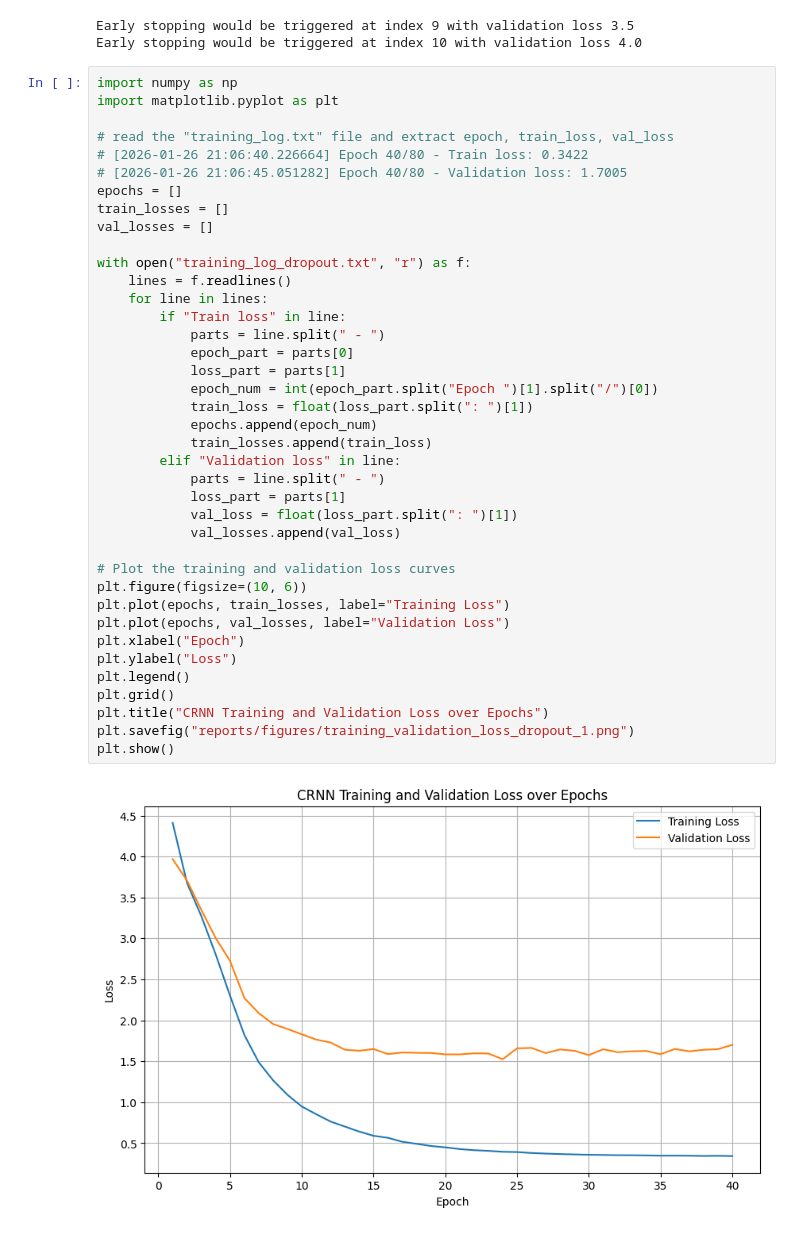
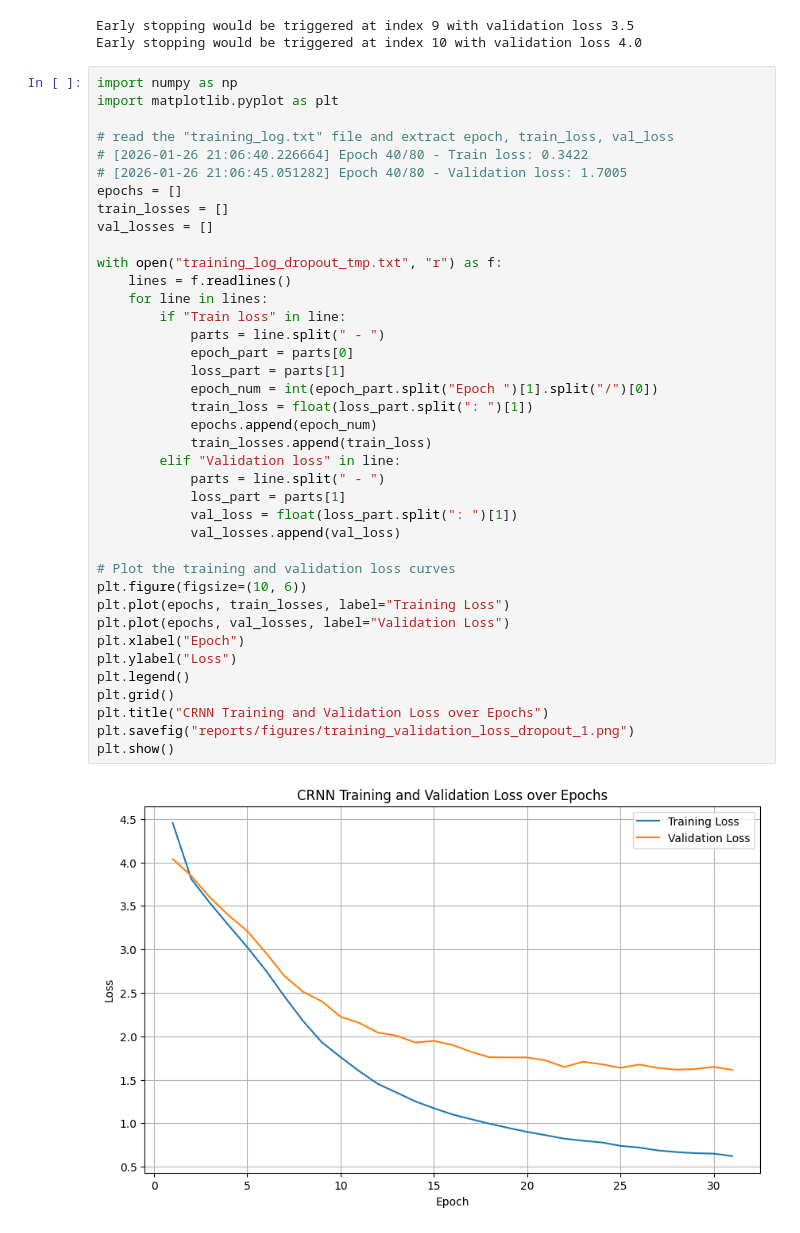
Before and after one commit to Gdeterline/Optical-Character-Recognition-for-Receipts, a Jupyter notebook: tests.ipynb, the cells around one changed output. Saved outputs shown, nothing was run; the diff lists cells and outputs as text.

Commit message:
started 2nd traiing using weights from first dropout training

```diff
--- a/tests.ipynb
+++ b/tests.ipynb
@@ -44,33 +44,33 @@ epochs = []
 train_losses = []
 val_losses = []
 
-with open("training_log_dropout.txt", "r") as f:
+with open("training_log_dropout_tmp.txt", "r") as f:
     lines = f.readlines()
     for line in lines:
         if "Train loss" in line:
             parts = line.split(" - ")
             epoch_part = parts[0]
             loss_part = parts[1]
             epoch_num = int(epoch_part.split("Epoch ")[1].split("/")[0])
             train_loss = float(loss_part.split(": ")[1])
             epochs.append(epoch_num)
             train_losses.append(train_loss)
         elif "Validation loss" in line:
             parts = line.split(" - ")
             loss_part = parts[1]
             val_loss = float(loss_part.split(": ")[1])
             val_losses.append(val_loss)
 
 # Plot the training and validation loss curves
 plt.figure(figsize=(10, 6))
 plt.plot(epochs, train_losses, label="Training Loss")
 plt.plot(epochs, val_losses, label="Validation Loss")
 plt.xlabel("Epoch")
 plt.ylabel("Loss")
 plt.legend()
 plt.grid()
 plt.title("CRNN Training and Validation Loss over Epochs")
 plt.savefig("reports/figures/training_validation_loss_dropout_1.png")
 plt.show()
 # %% [output]
-[figure, old version]
+[figure, new version]
```
Also changed, not shown: 1 other file.
